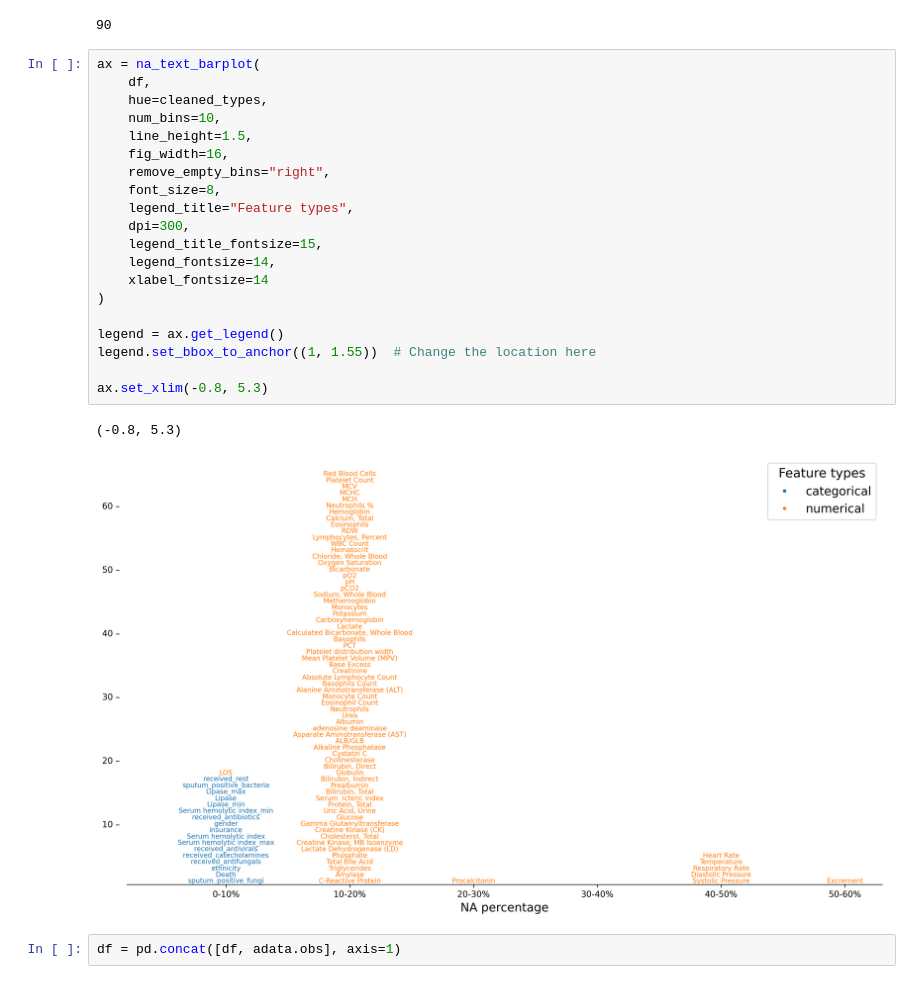
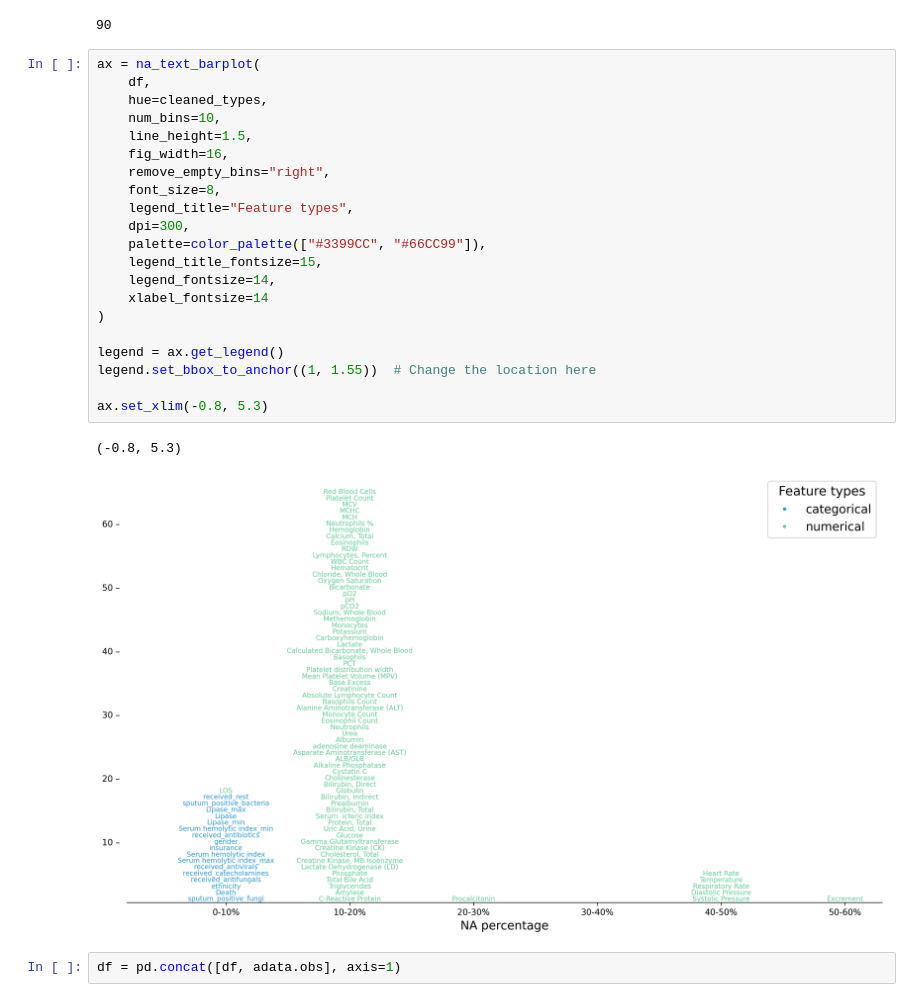
Before and after one commit to VladimirShitov/nafig, a Jupyter notebook: ehrapy_paper_plot.ipynb, the cells around one changed output. Cells and saved outputs as stored; diff of their text form.

Commit message:
Update colors to match the paper

```diff
--- a/ehrapy_paper_plot.ipynb
+++ b/ehrapy_paper_plot.ipynb
@@ -185,26 +186,27 @@ len(df.columns)
 # %%
 ax = na_text_barplot(
     df,
     hue=cleaned_types,
     num_bins=10,
     line_height=1.5,
     fig_width=16,
     remove_empty_bins="right",
     font_size=8,
     legend_title="Feature types",
     dpi=300,
+    palette=color_palette(["#3399CC", "#66CC99"]),
     legend_title_fontsize=15,
     legend_fontsize=14,
     xlabel_fontsize=14
 )
 
 legend = ax.get_legend()
 legend.set_bbox_to_anchor((1, 1.55))  # Change the location here
 
 ax.set_xlim(-0.8, 5.3)
 # %% [output]
 (-0.8, 5.3)
-[figure, old version]
+[figure, new version]
 # %%
 df = pd.concat([df, adata.obs], axis=1)
 # %%
```
Also changed, not shown: parts of 1 cell of this notebook.
